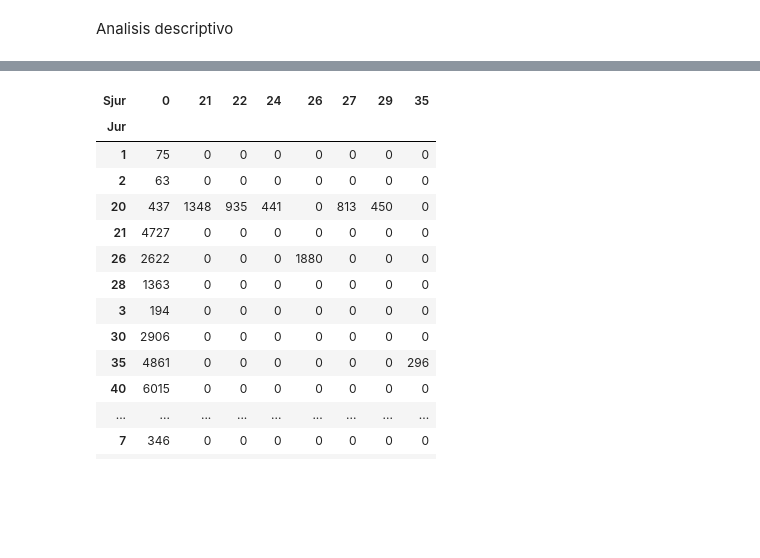
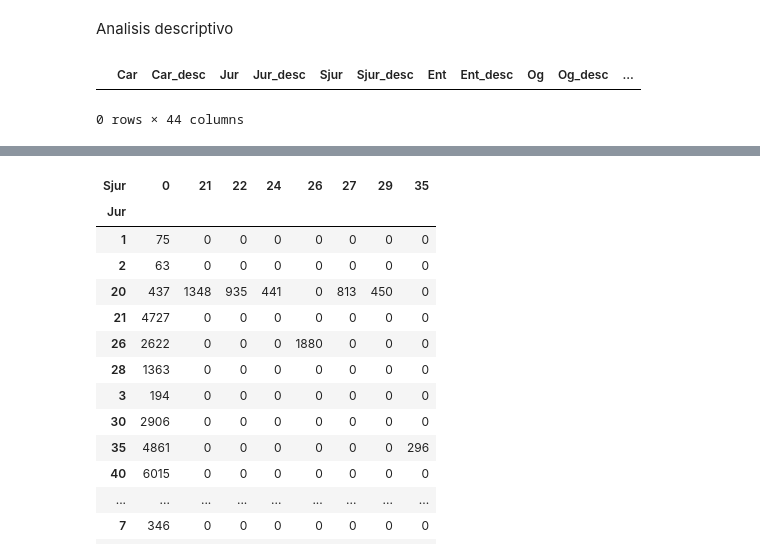
Before and after one commit to TenStrings/calidad-de-datos, a Jupyter notebook: aproximacion-a-la-calidad/tp1/tp1.ipynb, the cells around one changed output, grey strips where cells are left out. Cells and saved outputs as stored; diff of their text form; code cells hidden in the pictures; blank space fills up the shorter version.

```diff
--- a/aproximacion-a-la-calidad/tp1/tp1.ipynb
+++ b/aproximacion-a-la-calidad/tp1/tp1.ipynb
@@ -24,3 +24,10 @@ nonCategorical = [
 types = {var: "category" for var in categorical}
 
 data = pd.read_csv("dataset.csv", dtype=types)
+# %%
+null_data = data[data.isnull().any(axis=1)]
+null_data
+# no hay datos faltantes, testeado para strings y números en blanco, es decir "foo,,bar" en el csv
+# %% [output]
+|  | Car | Car_desc | Jur | Jur_desc | Sjur | Sjur_desc | Ent | Ent_desc | Og | Og_desc | ... |
+0 rows × 44 columns
```
Also changed, not shown: parts of 10 cells of this notebook, 1 other file.
